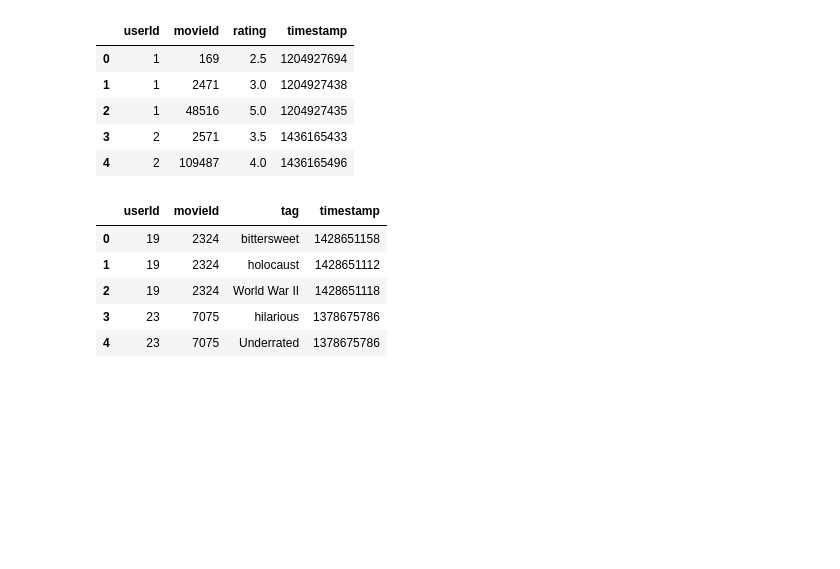
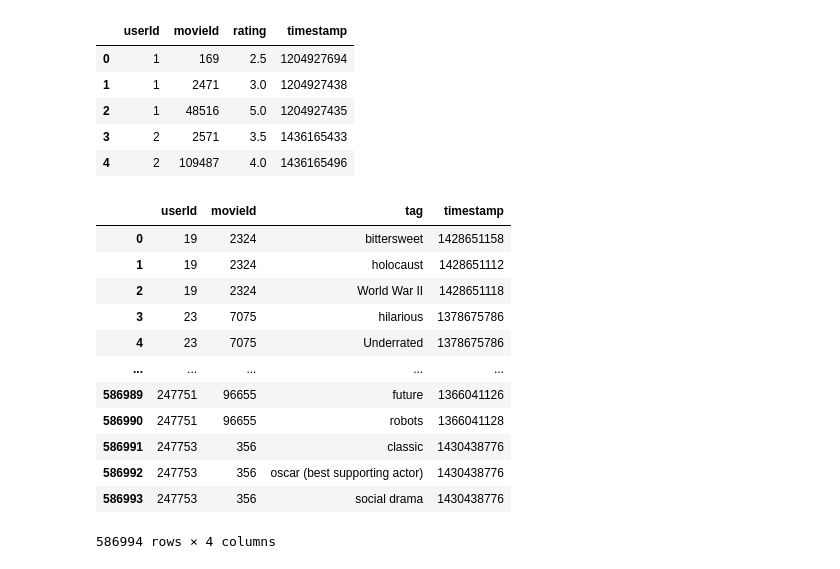
Before and after one commit to halujeff5/Movie_Rec_Sys_Spacy, a Jupyter notebook: First_NB.ipynb, the cells around one changed output. Drawn from its saved outputs; the diff is of its cells as text; code cells hidden in the pictures; blank space fills up the shorter version.

```diff
--- a/First_NB.ipynb
+++ b/First_NB.ipynb
@@ -41,12 +44,19 @@ df2.head()
 | 2 | 1 | 48516 | 5.0 | 1204927435 |
 | 3 | 2 | 2571 | 3.5 | 1436165433 |
 | 4 | 2 | 109487 | 4.0 | 1436165496 |
-# %%
-df3.head()
-# %% [output]
-|  | userId | movieId | tag | timestamp |
-| 0 | 19 | 2324 | bittersweet | 1428651158 |
-| 1 | 19 | 2324 | holocaust | 1428651112 |
-| 2 | 19 | 2324 | World War II | 1428651118 |
-| 3 | 23 | 7075 | hilarious | 1378675786 |
-| 4 | 23 | 7075 | Underrated | 1378675786 |
+# %%
+df3
+# %% [output]
+|  | userId | movieId | tag | timestamp |
+| 0 | 19 | 2324 | bittersweet | 1428651158 |
+| 1 | 19 | 2324 | holocaust | 1428651112 |
+| 2 | 19 | 2324 | World War II | 1428651118 |
+| 3 | 23 | 7075 | hilarious | 1378675786 |
+| 4 | 23 | 7075 | Underrated | 1378675786 |
+| ... | ... | ... | ... | ... |
+| 586989 | 247751 | 96655 | future | 1366041126 |
+| 586990 | 247751 | 96655 | robots | 1366041128 |
+| 586991 | 247753 | 356 | classic | 1430438776 |
+| 586992 | 247753 | 356 | oscar (best supporting actor) | 1430438776 |
+| 586993 | 247753 | 356 | social drama | 1430438776 |
+586994 rows × 4 columns
```
Also changed, not shown: parts of 39 cells of this notebook.
